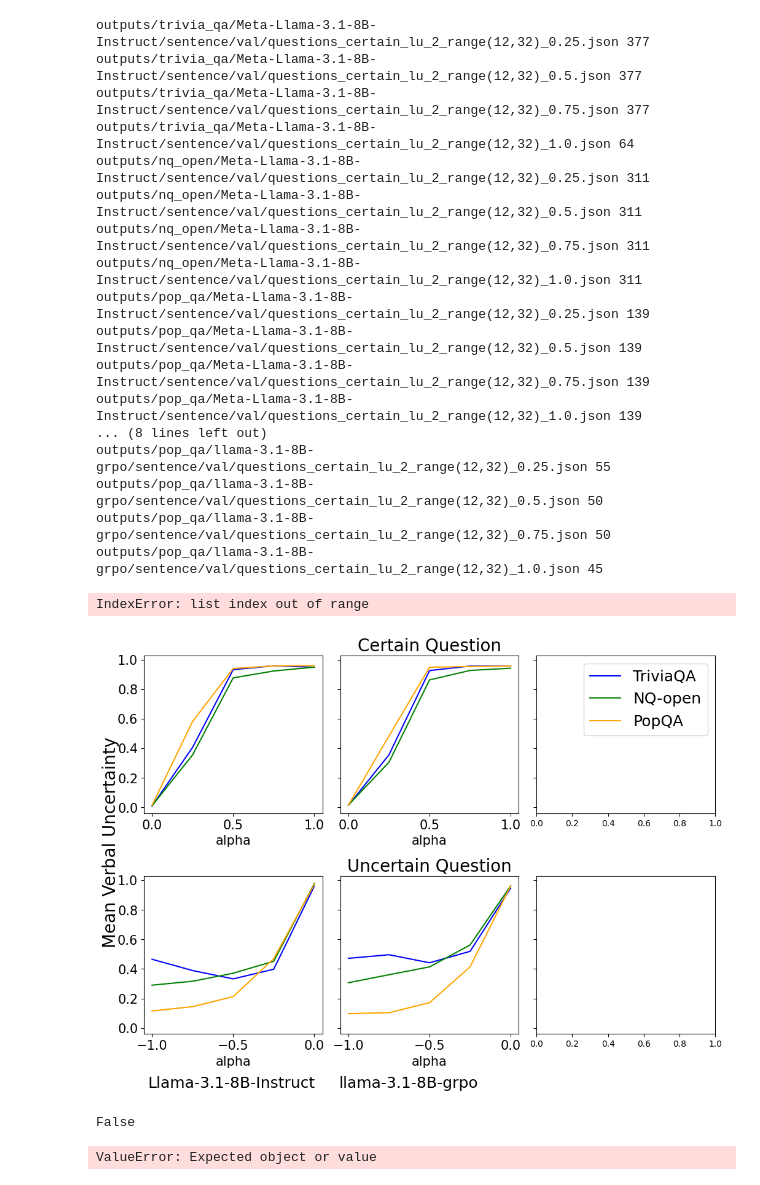
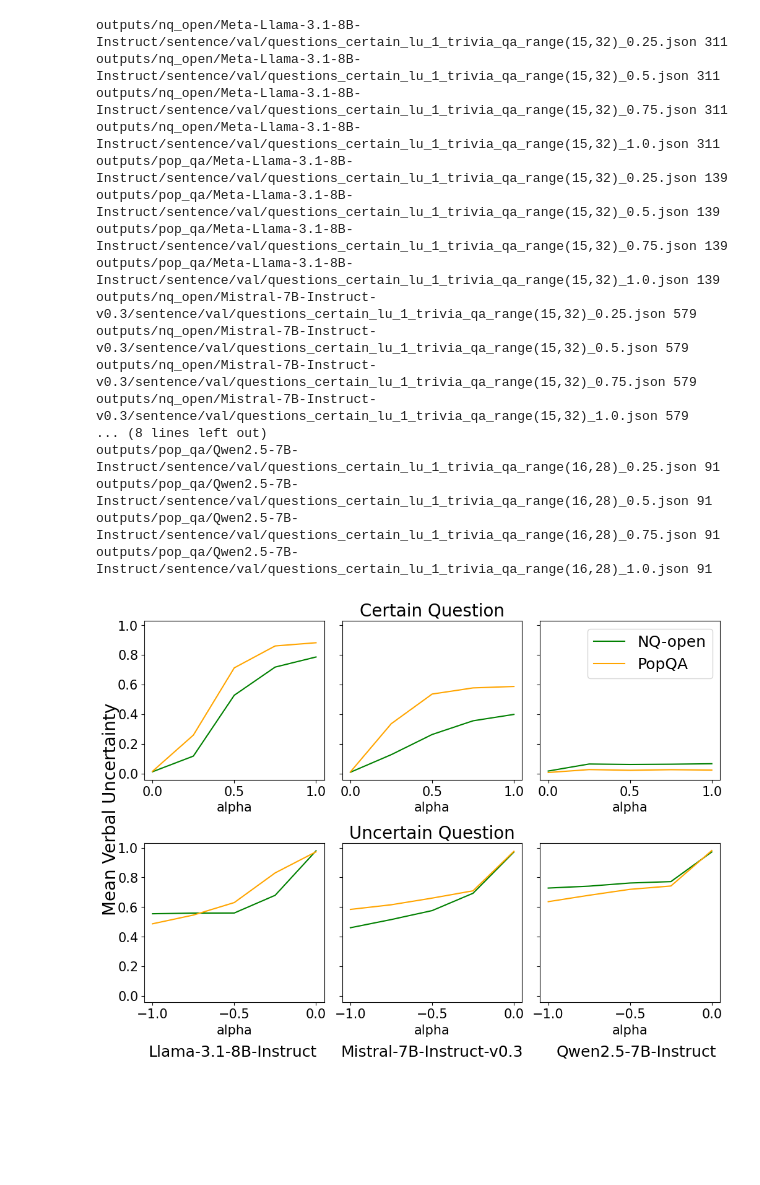
Before and after one commit to facebookresearch/verbal_uncertainty_feature_calibration, a Jupyter notebook: calibration/hedging-causal-validate.ipynb, the cells around one changed output. Cells and saved outputs as stored; diff of their text form; code cells hidden in the pictures; blank space fills up the shorter version.

```diff
--- a/calibration/hedging-causal-validate.ipynb
+++ b/calibration/hedging-causal-validate.ipynb
@@ -13,12 +10,12 @@ import os
 import json
 # %%
 dataset_names = ['trivia_qa', 'nq_open', 'pop_qa']
-# model_names = ['Meta-Llama-3.1-8B-Instruct', 'Mistral-7B-Instruct-v0.3', 'Qwen2.5-7B-Instruct']
-model_names = ['Meta-Llama-3.1-8B-Instruct', 'llama-3.1-8B-grpo']
+model_names = ['Meta-Llama-3.1-8B-Instruct', 'Mistral-7B-Instruct-v0.3', 'Qwen2.5-7B-Instruct']
+# model_names = ['Qwen2.5-7B-Instruct', 'Meta-Llama-3.1-8B-Instruct', 'llama-3.1-8B-grpo']
 prompt_type = 'sentence'
 COLORS = {'trivia_qa': 'blue', 'nq_open': 'green', 'pop_qa': 'orange'}
 DATASETS = {'trivia_qa': 'TriviaQA', 'nq_open': 'NQ-open', 'pop_qa': 'PopQA'}
-iti_method = 2
+iti_method = 1
 dataset2 = 'trivia_qa'
 fig, ax = plt.subplots(2, 3, figsize=(12, 8), sharey=True) # certain uncertain three models
 # adjust the space between subplots
@@ -39,15 +36,13 @@ for model_i, model_name in enumerate(model_names):
         lufa_alphas = np.arange(0, 1.25, 0.25).tolist()
         lufa_alphas2 = np.arange(-1, 0.1, 0.25).tolist()
         if 'Llama' in model_name:
-            str_process_layers = 'range(12,32)'
+            str_process_layers = 'range(15,32)'
         elif 'Qwen' in model_name:
             str_process_layers = 'range(16,28)'
-            # lufa_alphas = np.arange(0, 0.2, 0.05).tolist()
-            # lufa_alphas2 = np.arange(-0.2, 0.05, 0.05).tolist()
         elif 'Mistral' in model_name:
             str_process_layers = 'range(15,32)'
         elif 'llama' in model_name:
-            str_process_layers = 'range(12,32)'
+            str_process_layers = 'range(20,32)'
         # assert len(results_df) == len(data)
         # results_df['model_generated'] = data['model_generated']
         lu_scores_llm = results_df['ling_uncertainty'].to_numpy()
@@ -119,57 +114,47 @@ for model_i, model_name in enumerate(model_names):
                     all_lus.extend(lu_q)
                 mean_lu = np.mean(all_lus)
                 all_mean_lu.append(mean_lu)
                 alphas.append(alpha)
         if model_i == 1:
             ax[1][model_i].set_title('Uncertain Question', fontsize=20)
         ax[1][model_i].set_xlabel("alpha", fontsize=15)
         ax[1][model_i].plot(alphas, all_mean_lu, label=dataset, color=color)
         ax[1][model_i].tick_params(axis='x', labelsize=15)
         ax[1][model_i].tick_params(axis='y', labelsize=15)
 
         # ax[1][model_i].set_ylabel('Mean Verbal Uncertainty', fontsize=16)
         # ax[1][model_i].legend()
 plt.subplots_adjust(hspace=0.4)
 handles, labels = ax[0, 0].get_legend_handles_labels()
 fig.legend(handles, labels, loc='upper right', bbox_to_anchor=(0.9, 0.88), fontsize=18)
 # fig.text(0.08, 0.73, 'Mean Verbal Uncertainty', rotation=90,
 #         verticalalignment='center', horizontalalignment='center', fontsize=10)
 # save the picture
 # fig.text(0.08, 0.26, 'Mean Verbal Uncertainty', rotation=90,
 #         verticalalignment='center', horizontalalignment='center', fontsize=10)
 fig.text(0.08, 0.5, 'Mean Verbal Uncertainty', rotation=90,
         verticalalignment='center', horizontalalignment='center', fontsize=20)
 
 fig.text(0.13,0, model_names[0].replace('Meta-',''), fontsize=18)
 fig.text(0.39,0, model_names[1], fontsize=18)
 fig.text(0.68,0, model_names[2], fontsize=18)
 plt.savefig(f'{output_dir}/{iti_method}_lu_causal.png', dpi=300)
 # %% [output]
-outputs/trivia_qa/Meta-Llama-3.1-8B-Instruct/sentence/val/questions_certain_lu_2_range(12,32)_0.25.json 377
-outputs/trivia_qa/Meta-Llama-3.1-8B-Instruct/sentence/val/questions_certain_lu_2_range(12,32)_0.5.json 377
-outputs/trivia_qa/Meta-Llama-3.1-8B-Instruct/sentence/val/questions_certain_lu_2_range(12,32)_0.75.json 377
-outputs/trivia_qa/Meta-Llama-3.1-8B-Instruct/sentence/val/questions_certain_lu_2_range(12,32)_1.0.json 64
-outputs/nq_open/Meta-Llama-3.1-8B-Instruct/sentence/val/questions_certain_lu_2_range(12,32)_0.25.json 311
-outputs/nq_open/Meta-Llama-3.1-8B-Instruct/sentence/val/questions_certain_lu_2_range(12,32)_0.5.json 311
-outputs/nq_open/Meta-Llama-3.1-8B-Instruct/sentence/val/questions_certain_lu_2_range(12,32)_0.75.json 311
-outputs/nq_open/Meta-Llama-3.1-8B-Instruct/sentence/val/questions_certain_lu_2_range(12,32)_1.0.json 311
-outputs/pop_qa/Meta-Llama-3.1-8B-Instruct/sentence/val/questions_certain_lu_2_range(12,32)_0.25.json 139
-outputs/pop_qa/Meta-Llama-3.1-8B-Instruct/sentence/val/questions_certain_lu_2_range(12,32)_0.5.json 139
-outputs/pop_qa/Meta-Llama-3.1-8B-Instruct/sentence/val/questions_certain_lu_2_range(12,32)_0.75.json 139
-outputs/pop_qa/Meta-Llama-3.1-8B-Instruct/sentence/val/questions_certain_lu_2_range(12,32)_1.0.json 139
+outputs/nq_open/Meta-Llama-3.1-8B-Instruct/sentence/val/questions_certain_lu_1_trivia_qa_range(15,32)_0.25.json 311
+outputs/nq_open/Meta-Llama-3.1-8B-Instruct/sentence/val/questions_certain_lu_1_trivia_qa_range(15,32)_0.5.json 311
+outputs/nq_open/Meta-Llama-3.1-8B-Instruct/sentence/val/questions_certain_lu_1_trivia_qa_range(15,32)_0.75.json 311
+outputs/nq_open/Meta-Llama-3.1-8B-Instruct/sentence/val/questions_certain_lu_1_trivia_qa_range(15,32)_1.0.json 311
+outputs/pop_qa/Meta-Llama-3.1-8B-Instruct/sentence/val/questions_certain_lu_1_trivia_qa_range(15,32)_0.25.json 139
+outputs/pop_qa/Meta-Llama-3.1-8B-Instruct/sentence/val/questions_certain_lu_1_trivia_qa_range(15,32)_0.5.json 139
+outputs/pop_qa/Meta-Llama-3.1-8B-Instruct/sentence/val/questions_certain_lu_1_trivia_qa_range(15,32)_0.75.json 139
+outputs/pop_qa/Meta-Llama-3.1-8B-Instruct/sentence/val/questions_certain_lu_1_trivia_qa_range(15,32)_1.0.json 139
+outputs/nq_open/Mistral-7B-Instruct-v0.3/sentence/val/questions_certain_lu_1_trivia_qa_range(15,32)_0.25.json 579
+outputs/nq_open/Mistral-7B-Instruct-v0.3/sentence/val/questions_certain_lu_1_trivia_qa_range(15,32)_0.5.json 579
+outputs/nq_open/Mistral-7B-Instruct-v0.3/sentence/val/questions_certain_lu_1_trivia_qa_range(15,32)_0.75.json 579
+outputs/nq_open/Mistral-7B-Instruct-v0.3/sentence/val/questions_certain_lu_1_trivia_qa_range(15,32)_1.0.json 579
 ... (8 lines left out)
-outputs/pop_qa/llama-3.1-8B-grpo/sentence/val/questions_certain_lu_2_range(12,32)_0.25.json 55
-outputs/pop_qa/llama-3.1-8B-grpo/sentence/val/questions_certain_lu_2_range(12,32)_0.5.json 50
-outputs/pop_qa/llama-3.1-8B-grpo/sentence/val/questions_certain_lu_2_range(12,32)_0.75.json 50
-outputs/pop_qa/llama-3.1-8B-grpo/sentence/val/questions_certain_lu_2_range(12,32)_1.0.json 45
+outputs/pop_qa/Qwen2.5-7B-Instruct/sentence/val/questions_certain_lu_1_trivia_qa_range(16,28)_0.25.json 91
+outputs/pop_qa/Qwen2.5-7B-Instruct/sentence/val/questions_certain_lu_1_trivia_qa_range(16,28)_0.5.json 91
+outputs/pop_qa/Qwen2.5-7B-Instruct/sentence/val/questions_certain_lu_1_trivia_qa_range(16,28)_0.75.json 91
+outputs/pop_qa/Qwen2.5-7B-Instruct/sentence/val/questions_certain_lu_1_trivia_qa_range(16,28)_1.0.json 91
-IndexError: list index out of range
-[figure, old version]
+[figure, new version]
-# %%
-import pandas as pd
-import os
-input_path = "/home/ziweiji/Hallu_Det/calibration/outputs/trivia_qa/llama-3.1-8B-grpo/None/val/questions_certain_with_lufi_2_range(15,32)_1.75.jsonl"
-print(os.path.exists(input_path))
-qa_ds = pd.read_json(input_path, lines=True)
-# %% [output]
-False
-ValueError: Expected object or value
```
Also changed, not shown: parts of 3 cells of this notebook, 48 other files.
